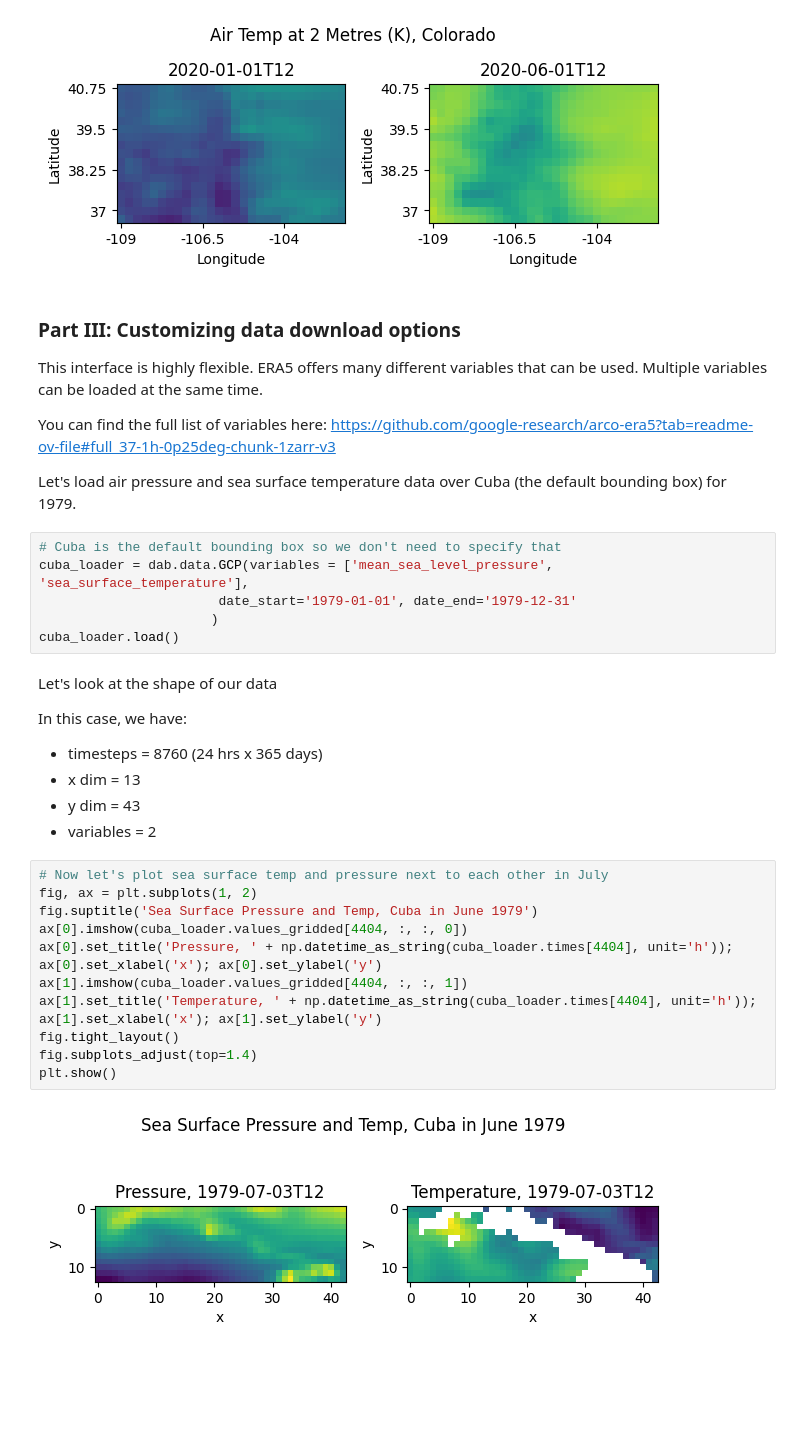
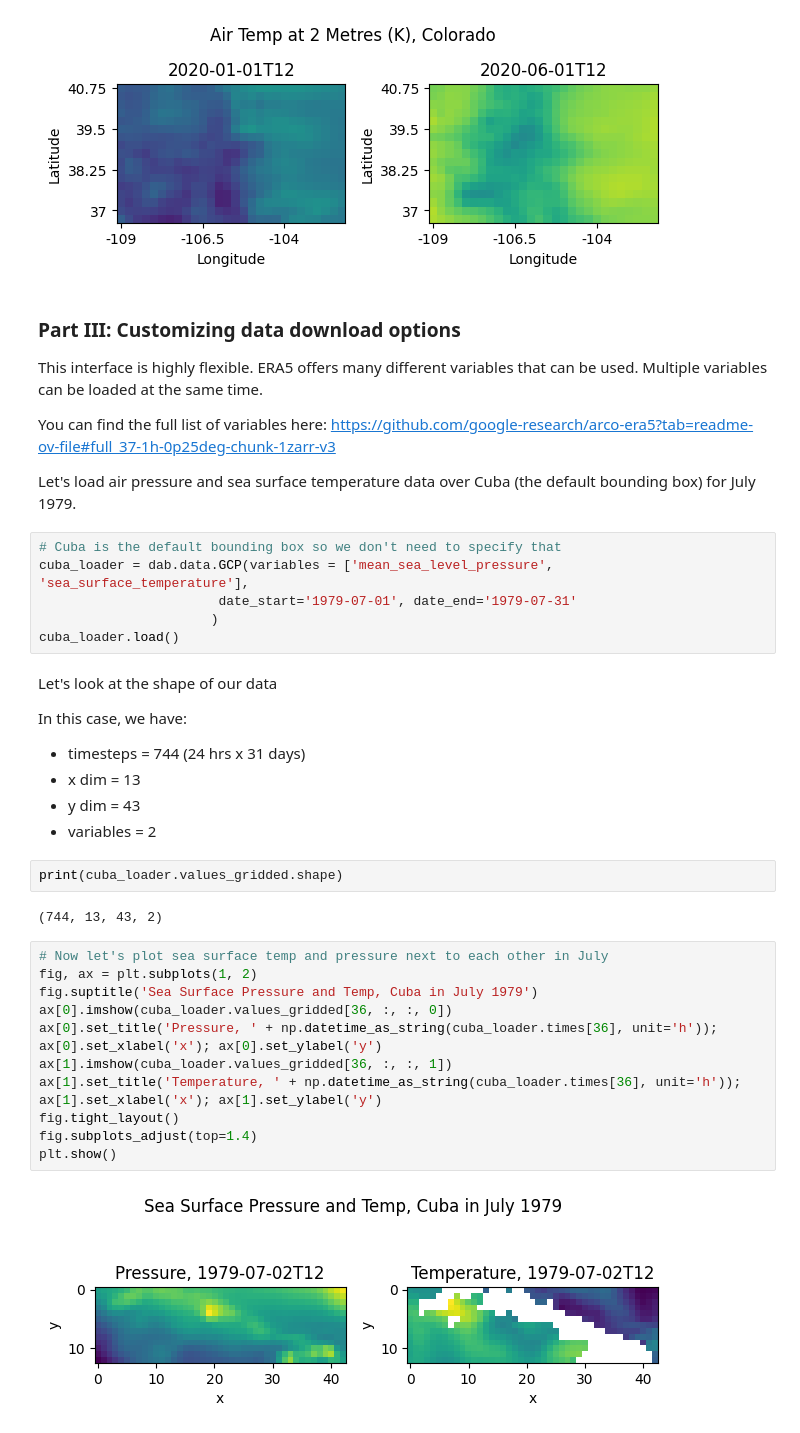
Before and after one commit to StevePny/DataAssimBench-Examples, a Jupyter notebook: examples/data_generators/4-era5-data-download.ipynb, the cells around one changed output. Drawn from its saved outputs; the diff is of its cells as text; blank space fills up the shorter version.

```diff
--- a/examples/data_generators/4-era5-data-download.ipynb
+++ b/examples/data_generators/4-era5-data-download.ipynb
@@ -79,34 +79,38 @@ This interface is highly flexible. ERA5 offers many different variables that can
 
 You can find the full list of variables here: https://github.com/google-research/arco-era5?tab=readme-ov-file#full_37-1h-0p25deg-chunk-1zarr-v3
 
-Let's load air pressure and sea surface temperature data over Cuba (the default bounding box) for 1979.
+Let's load air pressure and sea surface temperature data over Cuba (the default bounding box) for July 1979.
 # %%
 # Cuba is the default bounding box so we don't need to specify that
 cuba_loader = dab.data.GCP(variables = ['mean_sea_level_pressure', 'sea_surface_temperature'],
-                       date_start='1979-01-01', date_end='1979-12-31'
+                       date_start='1979-07-01', date_end='1979-07-31'
                       )
 cuba_loader.load()
 # %% [markdown]
 Let's look at the shape of our data
 
 In this case, we have:
-- timesteps = 8760 (24 hrs x 365 days)
+- timesteps = 744 (24 hrs x 31 days)
 - x dim = 13
 - y dim = 43
 - variables = 2
+# %%
+print(cuba_loader.values_gridded.shape)
+# %% [output]
+(744, 13, 43, 2)
 # %%
 # Now let's plot sea surface temp and pressure next to each other in July
 fig, ax = plt.subplots(1, 2)
-fig.suptitle('Sea Surface Pressure and Temp, Cuba in June 1979')
-ax[0].imshow(cuba_loader.values_gridded[4404, :, :, 0])
-ax[0].set_title('Pressure, ' + np.datetime_as_string(cuba_loader.times[4404], unit='h')); ax[0].set_xlabel('x'); ax[0].set_ylabel('y')
-ax[1].imshow(cuba_loader.values_gridded[4404, :, :, 1])
-ax[1].set_title('Temperature, ' + np.datetime_as_string(cuba_loader.times[4404], unit='h')); ax[1].set_xlabel('x'); ax[1].set_ylabel('y')
+fig.suptitle('Sea Surface Pressure and Temp, Cuba in July 1979')
+ax[0].imshow(cuba_loader.values_gridded[36, :, :, 0])
+ax[0].set_title('Pressure, ' + np.datetime_as_string(cuba_loader.times[36], unit='h')); ax[0].set_xlabel('x'); ax[0].set_ylabel('y')
+ax[1].imshow(cuba_loader.values_gridded[36, :, :, 1])
+ax[1].set_title('Temperature, ' + np.datetime_as_string(cuba_loader.times[36], unit='h')); ax[1].set_xlabel('x'); ax[1].set_ylabel('y')
 fig.tight_layout()
 fig.subplots_adjust(top=1.4)
 plt.show()
 # %% [output]
-[figure, old version]
+[figure, new version]
 # %% [markdown]
 A couple things to note:
 1. Notice that pressures are lower and temps are higher to the Southwest vs. the Northeast
```
Also changed, not shown: parts of 7 cells of this notebook.
